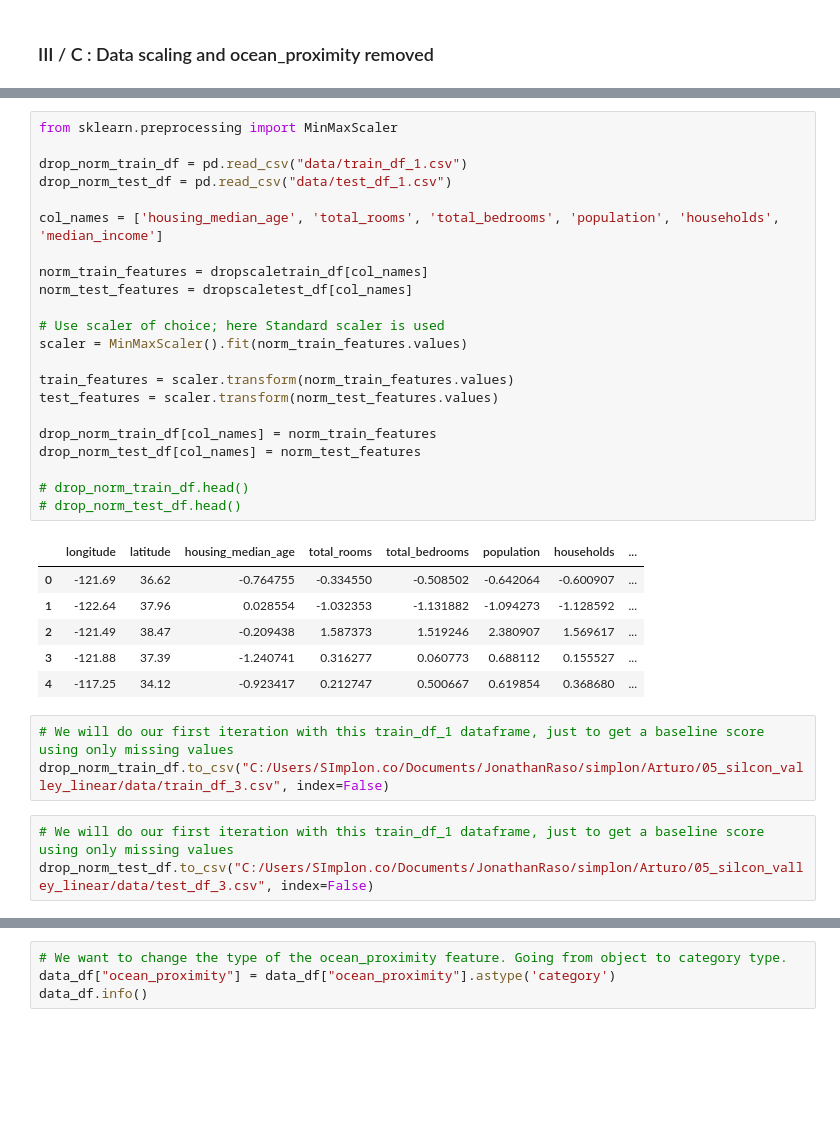
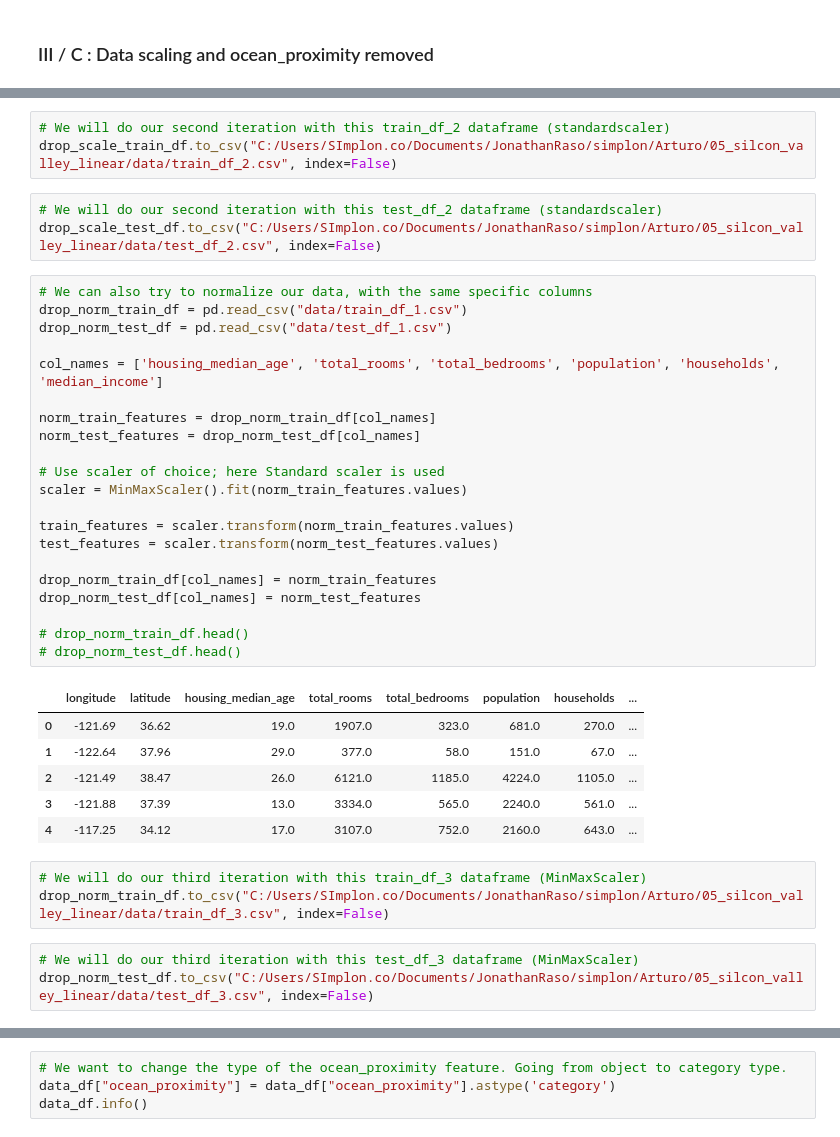
Before and after one commit to JonathanRaso/silicon_valley_immo_arturo, a Jupyter notebook: notebook_EDA.ipynb, the cells around one changed output, grey strips where cells are left out. Drawn from its saved outputs; the diff is of its cells as text; blank space fills up the shorter version.

```diff
--- a/notebook_EDA.ipynb
+++ b/notebook_EDA.ipynb
@@ -435,35 +422,40 @@ drop_scale_test_df[col_names] = test_features
+# %%
+# We will do our second iteration with this train_df_2 dataframe (standardscaler)
+drop_scale_train_df.to_csv("C:/Users/SImplon.co/Documents/JonathanRaso/simplon/Arturo/05_silcon_valley_linear/data/train_df_2.csv", index=False)
+# %%
+# We will do our second iteration with this test_df_2 dataframe (standardscaler)
+drop_scale_test_df.to_csv("C:/Users/SImplon.co/Documents/JonathanRaso/simplon/Arturo/05_silcon_valley_linear/data/test_df_2.csv", index=False)
 # %%
-from sklearn.preprocessing import MinMaxScaler
-
+# We can also try to normalize our data, with the same specific columns
 drop_norm_train_df = pd.read_csv("data/train_df_1.csv")
 drop_norm_test_df = pd.read_csv("data/test_df_1.csv")
 
 col_names = ['housing_median_age', 'total_rooms', 'total_bedrooms', 'population', 'households', 'median_income']
 
-norm_train_features = dropscaletrain_df[col_names]
-norm_test_features = dropscaletest_df[col_names]
+norm_train_features = drop_norm_train_df[col_names]
+norm_test_features = drop_norm_test_df[col_names]
 
 # Use scaler of choice; here Standard scaler is used
 scaler = MinMaxScaler().fit(norm_train_features.values)
 
 train_features = scaler.transform(norm_train_features.values)
 test_features = scaler.transform(norm_test_features.values)
 
 drop_norm_train_df[col_names] = norm_train_features
 drop_norm_test_df[col_names] = norm_test_features
 
 # drop_norm_train_df.head()
 # drop_norm_test_df.head()
 # %% [output]
 |  | longitude | latitude | housing_median_age | total_rooms | total_bedrooms | population | households | ... |
-| 0 | -121.69 | 36.62 | -0.764755 | -0.334550 | -0.508502 | -0.642064 | -0.600907 | ... |
-| 1 | -122.64 | 37.96 | 0.028554 | -1.032353 | -1.131882 | -1.094273 | -1.128592 | ... |
-| 2 | -121.49 | 38.47 | -0.209438 | 1.587373 | 1.519246 | 2.380907 | 1.569617 | ... |
-| 3 | -121.88 | 37.39 | -1.240741 | 0.316277 | 0.060773 | 0.688112 | 0.155527 | ... |
-| 4 | -117.25 | 34.12 | -0.923417 | 0.212747 | 0.500667 | 0.619854 | 0.368680 | ... |
+| 0 | -121.69 | 36.62 | 19.0 | 1907.0 | 323.0 | 681.0 | 270.0 | ... |
+| 1 | -122.64 | 37.96 | 29.0 | 377.0 | 58.0 | 151.0 | 67.0 | ... |
+| 2 | -121.49 | 38.47 | 26.0 | 6121.0 | 1185.0 | 4224.0 | 1105.0 | ... |
+| 3 | -121.88 | 37.39 | 13.0 | 3334.0 | 565.0 | 2240.0 | 561.0 | ... |
+| 4 | -117.25 | 34.12 | 17.0 | 3107.0 | 752.0 | 2160.0 | 643.0 | ... |
 # %%
-# We will do our first iteration with this train_df_1 dataframe, just to get a baseline score using only missing values
+# We will do our third iteration with this train_df_3 dataframe (MinMaxScaler)
 drop_norm_train_df.to_csv("C:/Users/SImplon.co/Documents/JonathanRaso/simplon/Arturo/05_silcon_valley_linear/data/train_df_3.csv", index=False)
 # %%
-# We will do our first iteration with this train_df_1 dataframe, just to get a baseline score using only missing values
+# We will do our third iteration with this test_df_3 dataframe (MinMaxScaler)
 drop_norm_test_df.to_csv("C:/Users/SImplon.co/Documents/JonathanRaso/simplon/Arturo/05_silcon_valley_linear/data/test_df_3.csv", index=False)
```
Also changed, not shown: parts of 15 cells of this notebook, 1 other file.
